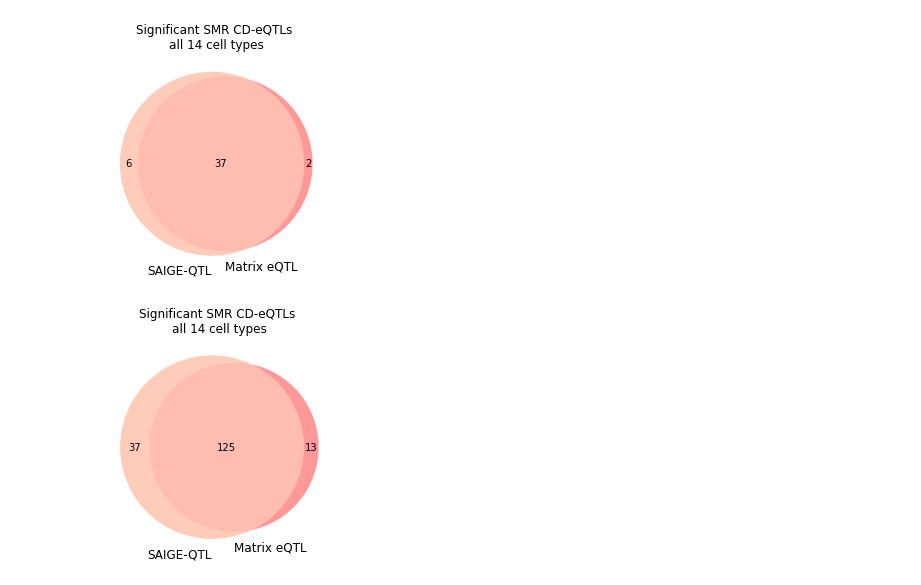
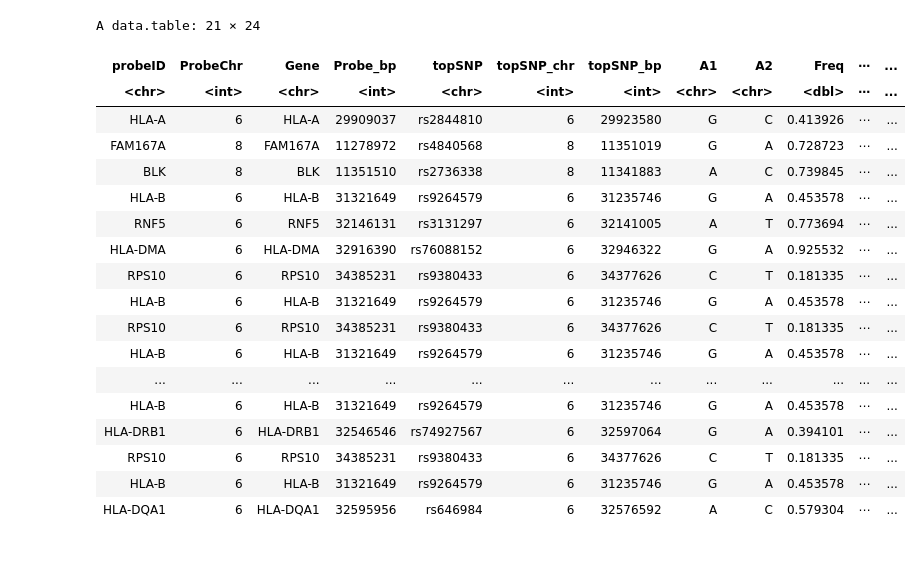
Before and after one commit to annacuomo/SAIGE_QTL_analyses, a Jupyter notebook: Figures/Plotting_Notebooks/SMR/SMR_Venns.ipynb, the cells around one changed output. Saved outputs shown, nothing was run; the diff lists cells and outputs as text; code cells hidden in the pictures; blank space fills up the shorter version.

Commit message:
update SMR results

```diff
--- a/Figures/Plotting_Notebooks/SMR/SMR_Venns.ipynb
+++ b/Figures/Plotting_Notebooks/SMR/SMR_Venns.ipynb
@@ -9,0 +46,6 @@ plt.show()
+# %%
+# SAIGE-QTL results
+saige_eqtl_smr_results_dir = "/directflow/SCCGGroupShare/projects/angxue/proj/SAIGE-eQTL/SMR/saige_eQTL/"
+saige_sle_file = paste0(saige_eqtl_smr_results_dir, "sle_all_14_celltypes_all_smr.txt")
+saige_df = fread(saige_sle_file)
+head(saige_df,2)
@@ -9,0 +58,5 @@ plt.show()
+# %%
+length(unique(saige_df$Gene))
+saige_df$comb = paste0(saige_df$Gene,"_",saige_df$Cell_type)
+length(unique(saige_df$comb))
+head(saige_df,2)
@@ -9,0 +85,4 @@ plt.show()
+# %%
+# significant results at FDR<5% instead (using qvalue)
+saige_df$qv = qvalue(saige_df$p_SMR)$qvalues
+nrow(saige_df[saige_df$qv<0.05,])
@@ -10 +152,25 @@ plt.show()
+# %%
+## SAIGE-QTL SMR gene list
+saige_df_sign = saige_df[saige_df$qv<0.05,]
+saige_df_sign
+# %% [output]
+A data.table: 21 × 24
+| probeID | ProbeChr | Gene | Probe_bp | topSNP | topSNP_chr | topSNP_bp | A1 | A2 | Freq | ⋯ | ... |
+| <chr> | <int> | <chr> | <int> | <chr> | <int> | <int> | <chr> | <chr> | <dbl> | ⋯ | ... |
+| HLA-A | 6 | HLA-A | 29909037 | rs2844810 | 6 | 29923580 | G | C | 0.413926 | ⋯ | ... |
+| FAM167A | 8 | FAM167A | 11278972 | rs4840568 | 8 | 11351019 | G | A | 0.728723 | ⋯ | ... |
+| BLK | 8 | BLK | 11351510 | rs2736338 | 8 | 11341883 | A | C | 0.739845 | ⋯ | ... |
+| HLA-B | 6 | HLA-B | 31321649 | rs9264579 | 6 | 31235746 | G | A | 0.453578 | ⋯ | ... |
+| RNF5 | 6 | RNF5 | 32146131 | rs3131297 | 6 | 32141005 | A | T | 0.773694 | ⋯ | ... |
+| HLA-DMA | 6 | HLA-DMA | 32916390 | rs76088152 | 6 | 32946322 | G | A | 0.925532 | ⋯ | ... |
+| RPS10 | 6 | RPS10 | 34385231 | rs9380433 | 6 | 34377626 | C | T | 0.181335 | ⋯ | ... |
+| HLA-B | 6 | HLA-B | 31321649 | rs9264579 | 6 | 31235746 | G | A | 0.453578 | ⋯ | ... |
+| RPS10 | 6 | RPS10 | 34385231 | rs9380433 | 6 | 34377626 | C | T | 0.181335 | ⋯ | ... |
+| HLA-B | 6 | HLA-B | 31321649 | rs9264579 | 6 | 31235746 | G | A | 0.453578 | ⋯ | ... |
+| ... | ... | ... | ... | ... | ... | ... | ... | ... | ... | ... | ... |
+| HLA-B | 6 | HLA-B | 31321649 | rs9264579 | 6 | 31235746 | G | A | 0.453578 | ⋯ | ... |
+| HLA-DRB1 | 6 | HLA-DRB1 | 32546546 | rs74927567 | 6 | 32597064 | G | A | 0.394101 | ⋯ | ... |
+| RPS10 | 6 | RPS10 | 34385231 | rs9380433 | 6 | 34377626 | C | T | 0.181335 | ⋯ | ... |
+| HLA-B | 6 | HLA-B | 31321649 | rs9264579 | 6 | 31235746 | G | A | 0.453578 | ⋯ | ... |
+| HLA-DQA1 | 6 | HLA-DQA1 | 32595956 | rs646984 | 6 | 32576592 | A | C | 0.579304 | ⋯ | ... |
 # %%
@@ -16,16 +177,0 @@ fig_dir = "/directflow/SCCGGroupShare/projects/anncuo/OneK1K/saige_eqtl/ms_figur
-# %%
-# p < (0.05/ntests)
-venn2(subsets = (43-37, 39-37, 37), set_labels = ('SAIGE-QTL', 'Matrix eQTL'), set_colors=('coral','red'))
-plt.title("Significant SMR CD-eQTLs \nall 14 cell types")
-plt.savefig(f"{fig_dir}SMR_CD_pv.pdf")
-plt.show()
-# %% [output]
-[figure, removed]
-# %%
-# FDR < 5%
-venn2(subsets = (162-125, 138-125, 125), set_labels = ('SAIGE-QTL', 'Matrix eQTL'), set_colors=('coral','red'))
-plt.title("Significant SMR CD-eQTLs \nall 14 cell types")
-plt.savefig(f"{fig_dir}SMR_CD_fdr.pdf")
-plt.show()
-# %% [output]
-[figure, removed]
```
Also changed, not shown: parts of 30 cells of this notebook, 4 other files.
